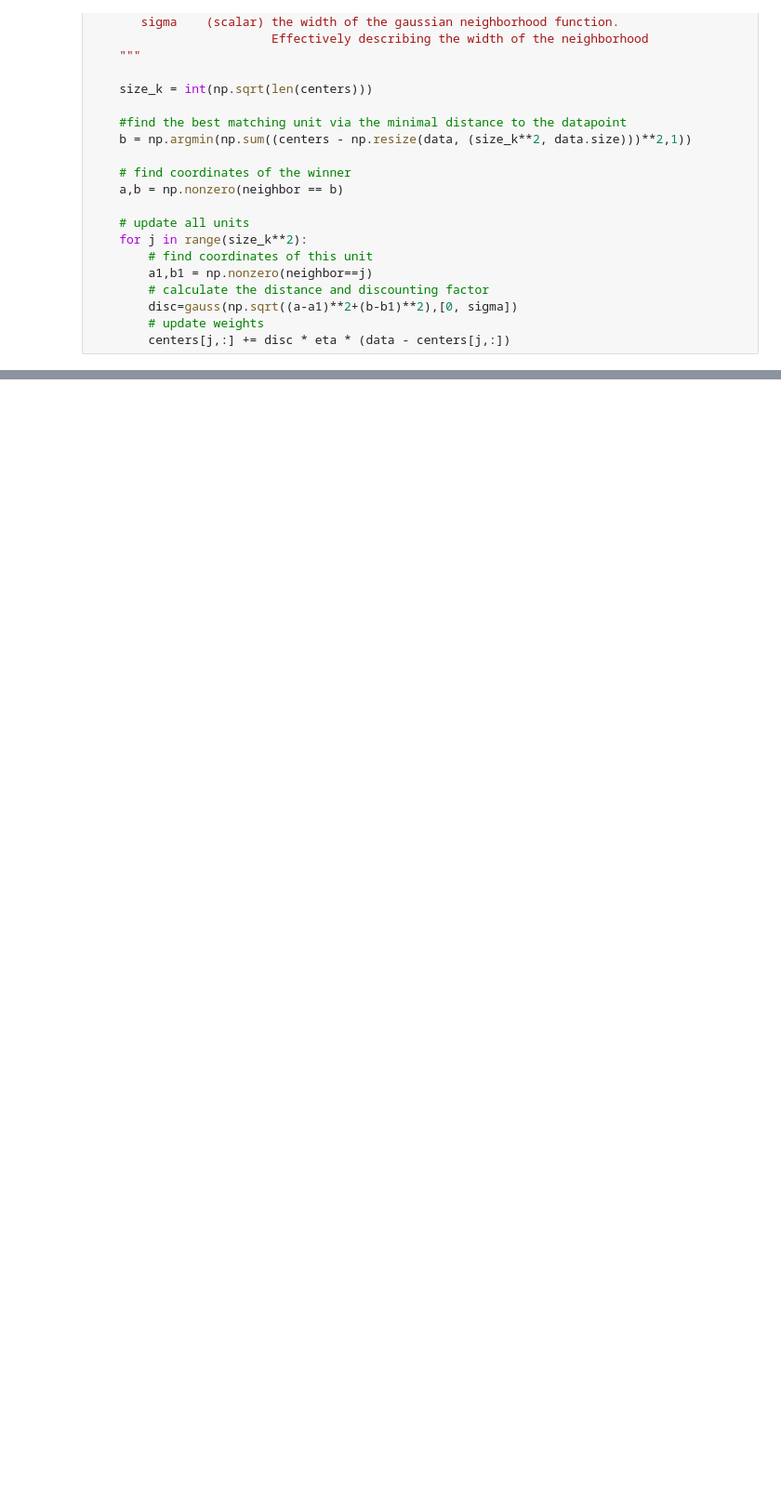
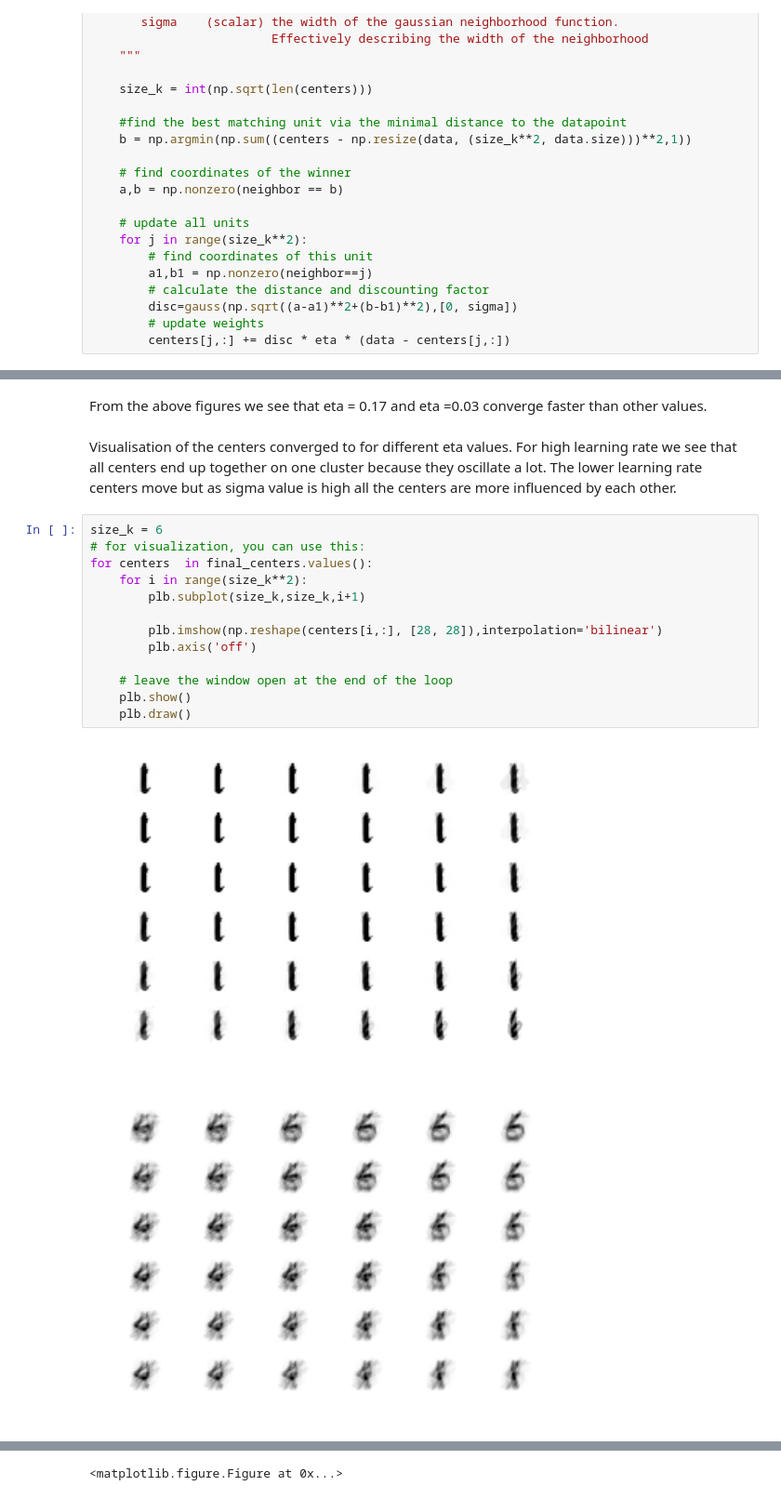
Before and after one commit to DunaiFuentes/unsupNN, a Jupyter notebook: MiniProject_Kohonen_clustering_Original.ipynb, the cells around one changed output, grey strips where cells are left out. Shown at 93% size. Saved outputs shown, nothing was run; the diff lists cells and outputs as text; blank space fills up the shorter version.

```diff
--- a/MiniProject_Kohonen_clustering_Original.ipynb
+++ b/MiniProject_Kohonen_clustering_Original.ipynb
@@ -258,0 +225,20 @@ def kohonen():
+# %% [markdown]
+From the above figures we see that eta = 0.17 and eta =0.03 converge faster than other values.
+# %% [markdown]
+Visualisation of the centers converged to for different eta values. For high learning rate we see that all centers end up together on one cluster because they oscillate a lot. The lower learning rate centers move but as sigma value is high all the centers are more influenced by each other.
+# %%
+size_k = 6
+# for visualization, you can use this:
+for centers  in final_centers.values():
+    for i in range(size_k**2):
+        plb.subplot(size_k,size_k,i+1)
+
+        plb.imshow(np.reshape(centers[i,:], [28, 28]),interpolation='bilinear')
+        plb.axis('off')
+
+    # leave the window open at the end of the loop
+    plb.show()
+    plb.draw()
+# %% [output]
+[figure, added]
+[figure, added]
@@ -258,0 +248 @@ def kohonen():
+<matplotlib.figure.Figure at 0x...>
```
Also changed, not shown: parts of 24 cells of this notebook, 1 other file.
